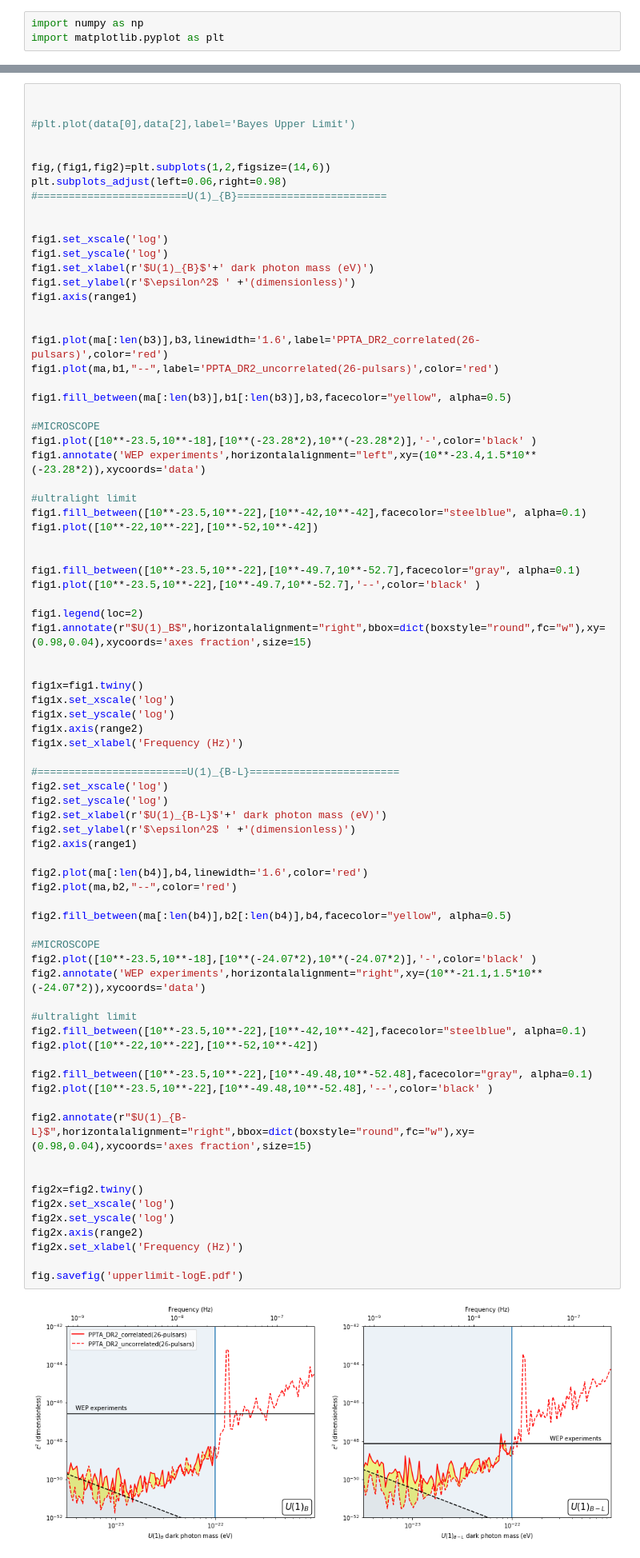
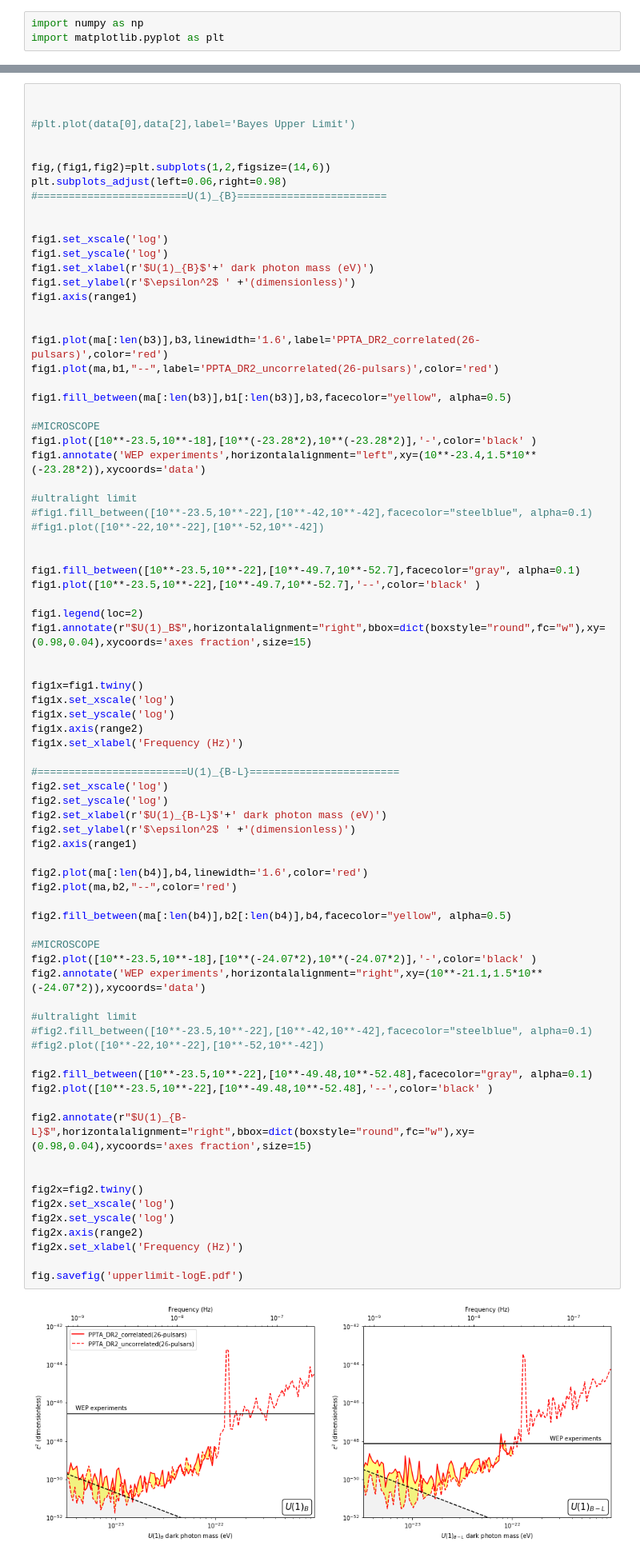
Before and after one commit to XueXiao-Physics/DPDM-PPTA, a Jupyter notebook: bayes_limits/plot.ipynb, the cells around one changed output, grey strips where cells are left out. Shown at 80% size. Drawn from its saved outputs; the diff is of its cells as text.

```diff
--- a/bayes_limits/plot.ipynb
+++ b/bayes_limits/plot.ipynb
@@ -54,8 +54,8 @@ fig1.plot([10**-23.5,10**-18],[10**(-23.28*2),10**(-23.28*2)],'-',color='black'
 fig1.annotate('WEP experiments',horizontalalignment="left",xy=(10**-23.4,1.5*10**(-23.28*2)),xycoords='data')
 
 #ultralight limit
-fig1.fill_between([10**-23.5,10**-22],[10**-42,10**-42],facecolor="steelblue", alpha=0.1)
-fig1.plot([10**-22,10**-22],[10**-52,10**-42])
+#fig1.fill_between([10**-23.5,10**-22],[10**-42,10**-42],facecolor="steelblue", alpha=0.1)
+#fig1.plot([10**-22,10**-22],[10**-52,10**-42])
 
 
 fig1.fill_between([10**-23.5,10**-22],[10**-49.7,10**-52.7],facecolor="gray", alpha=0.1)
@@ -76,36 +76,36 @@ fig2.set_xscale('log')
 fig2.set_yscale('log')
 fig2.set_xlabel(r'$U(1)_{B-L}$'+' dark photon mass (eV)')
 fig2.set_ylabel(r'$\epsilon^2$ ' +'(dimensionless)')
 fig2.axis(range1)
 
 fig2.plot(ma[:len(b4)],b4,linewidth='1.6',color='red')
 fig2.plot(ma,b2,"--",color='red')
 
 fig2.fill_between(ma[:len(b4)],b2[:len(b4)],b4,facecolor="yellow", alpha=0.5)
 
 #MICROSCOPE
 fig2.plot([10**-23.5,10**-18],[10**(-24.07*2),10**(-24.07*2)],'-',color='black' )
 fig2.annotate('WEP experiments',horizontalalignment="right",xy=(10**-21.1,1.5*10**(-24.07*2)),xycoords='data')
 
 #ultralight limit
-fig2.fill_between([10**-23.5,10**-22],[10**-42,10**-42],facecolor="steelblue", alpha=0.1)
-fig2.plot([10**-22,10**-22],[10**-52,10**-42])
+#fig2.fill_between([10**-23.5,10**-22],[10**-42,10**-42],facecolor="steelblue", alpha=0.1)
+#fig2.plot([10**-22,10**-22],[10**-52,10**-42])
 
 fig2.fill_between([10**-23.5,10**-22],[10**-49.48,10**-52.48],facecolor="gray", alpha=0.1)
 fig2.plot([10**-23.5,10**-22],[10**-49.48,10**-52.48],'--',color='black' )
 
 fig2.annotate(r"$U(1)_{B-L}$",horizontalalignment="right",bbox=dict(boxstyle="round",fc="w"),xy=(0.98,0.04),xycoords='axes fraction',size=15)
 
 
 fig2x=fig2.twiny()
 fig2x.set_xscale('log')
 fig2x.set_yscale('log')
 fig2x.axis(range2)
 fig2x.set_xlabel('Frequency (Hz)')
 
 fig.savefig('upperlimit-logE.pdf')
 # %% [output]
-[figure, old version]
+[figure, new version]
 # %%
 scalar = np.loadtxt('Bayesian_ppta_dr2_6p.txt').transpose()
 scalar = scalar[:,scalar[0,:].argsort()]
```
Also changed, not shown: 13 other files.
